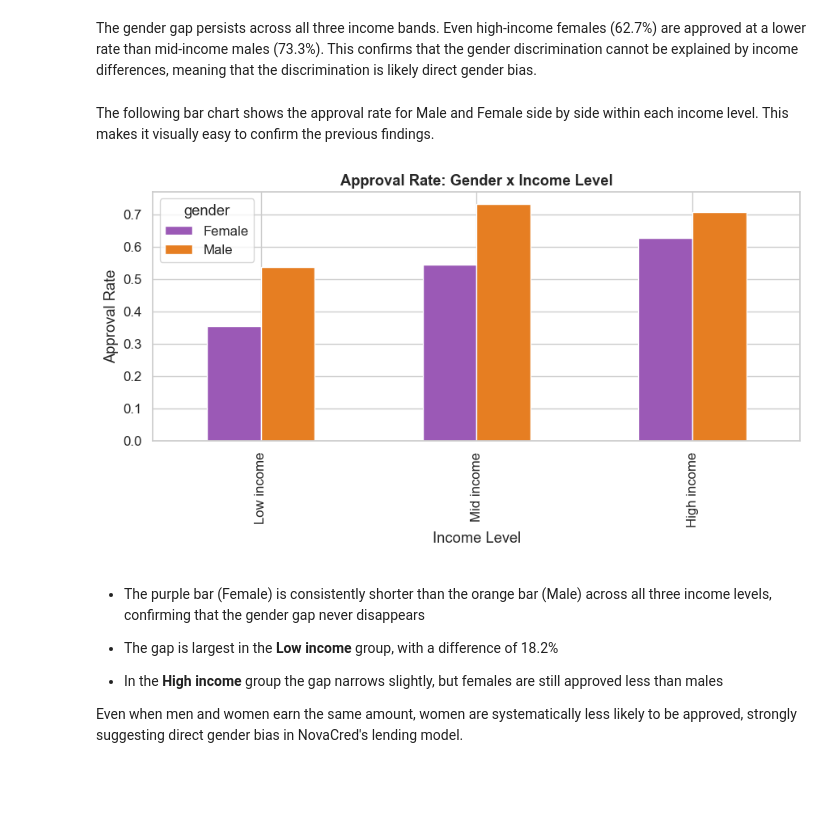
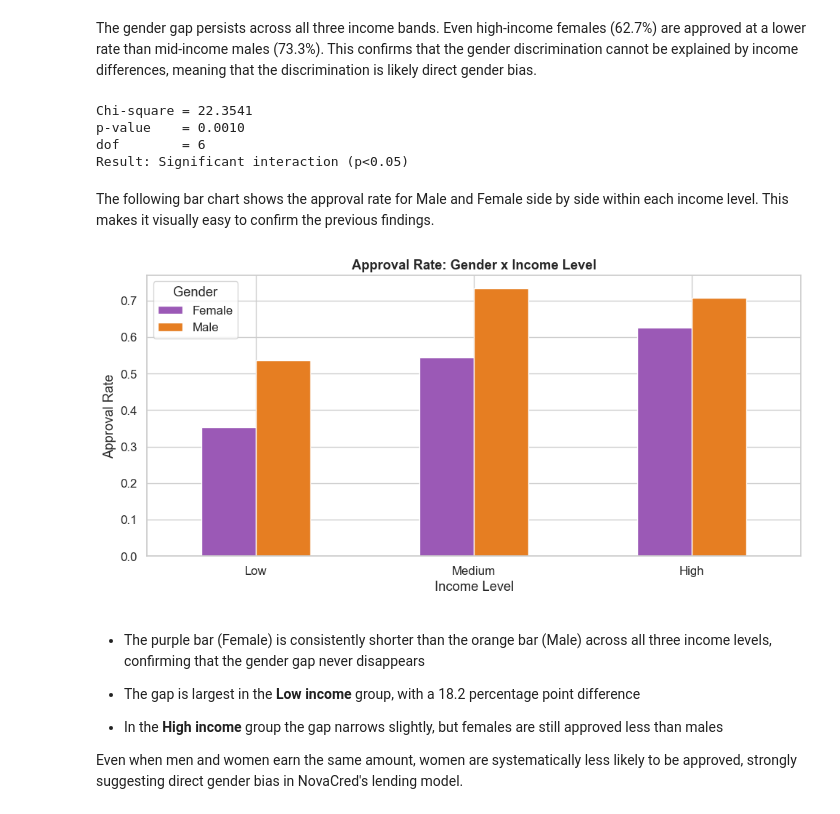
Before and after one commit to selin71414/dego-project-team9, a Jupyter notebook: notebooks/02-bias-analysis.ipynb, the cells around one changed output. Saved outputs shown, nothing was run; the diff lists cells and outputs as text; code cells hidden in the pictures; blank space fills up the shorter version.

Commit message:
add interaction chi-square tests, proxy correlation matrices, and t-statistic outputs

```diff
--- a/notebooks/02-bias-analysis.ipynb
+++ b/notebooks/02-bias-analysis.ipynb
@@ -557,7 +583,7 @@ Since we found that income is not a gender proxy (no significant income gap betw
 Applicants are divided into three equal income levels using quantiles (Low, Mid and High income) and approval rates are calculated for each gender within each level.
 # %%
 # Approval Rate: Gender x Income Level
-df_int['income_level'] = pd.qcut(df_int['income'], q=3,labels=['Low income','Mid income','High income'])
+df_int['income_level'] = pd.qcut(df_int['income'], q=3,labels=['Low','Medium','High'])
 
 income_gender = (df_int.groupby(['gender','income_level'], observed=True)['loan_approved'].mean().unstack('income_level'))
 
@@ -573,26 +599,43 @@ Male              53.6%      73.3%       70.7%
 # %% [markdown]
 The gender gap persists across all three income bands. Even high-income females (62.7%) are approved at a lower rate than mid-income males (73.3%). This confirms that the gender discrimination cannot be explained by income differences, meaning that the discrimination is likely direct gender bias.
+# %%
+contingency_income = pd.crosstab(
+    df_int['income_level'],
+    [df_int['gender'], df_int['loan_approved']]
+)
+
+chi2_inc, p_val_inc, dof_inc, _ = stats.chi2_contingency(contingency_income)
+print(f'Chi-square = {chi2_inc:.4f}')
+print(f'p-value    = {p_val_inc:.4f}')
+print(f'dof        = {dof_inc}')
+print('Result:', 'Significant interaction (p<0.05)' if p_val_inc < 0.05
+      else 'No significant interaction (p>0.05)')
+# %% [output]
+Chi-square = 22.3541
+p-value    = 0.0010
+dof        = 6
+Result: Significant interaction (p<0.05)
 # %% [markdown]
 The following bar chart shows the approval rate for Male and Female side by side within each income level. This makes it visually easy to confirm the previous findings.
 # %%
 # Bar Chart: Gender x Income Level
-fig, ax = plt.subplots(figsize=(9, 5))
+fig, ax = plt.subplots(figsize=(10, 5))
 
 income_gender.T.plot(kind='bar', ax=ax, color=pallete_colors, edgecolor='white')
 
 ax.set_title('Approval Rate: Gender x Income Level', fontweight='bold')
 ax.set_xlabel('Income Level')
 ax.set_ylabel('Approval Rate')
-ax2.set_xticklabels(ax.get_xticklabels(), rotation=0)
-ax2.legend(title='Gender')
+ax.set_xticklabels(ax.get_xticklabels(), rotation=0)
+ax.legend(title='Gender')
 plt.tight_layout()
 plt.show()
 # %% [output]
-[figure, old version]
+[figure, new version]
 # %% [markdown]
 - The purple bar (Female) is consistently shorter than the orange bar (Male) across all three income levels, confirming that the gender gap never disappears
 
-- The gap is largest in the **Low income** group, with a difference of 18.2%
+- The gap is largest in the **Low income** group, with a 18.2 percentage point difference
 
 - In the **High income** group the gap narrows slightly, but females are still approved less than males
 
```
Also changed, not shown: parts of 14 cells of this notebook.
